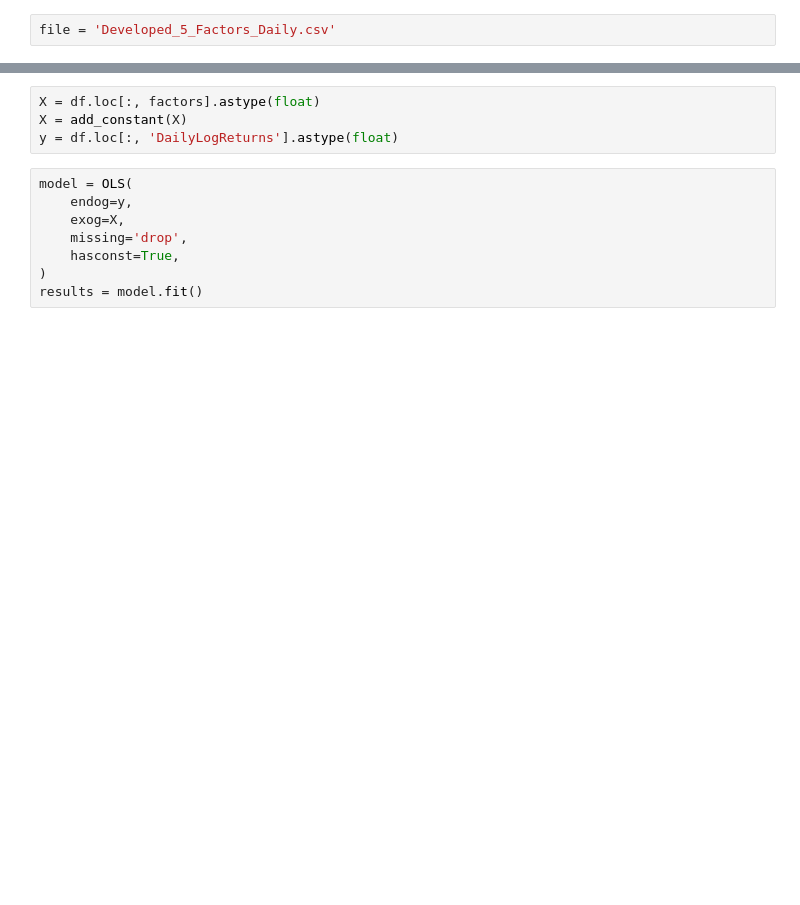
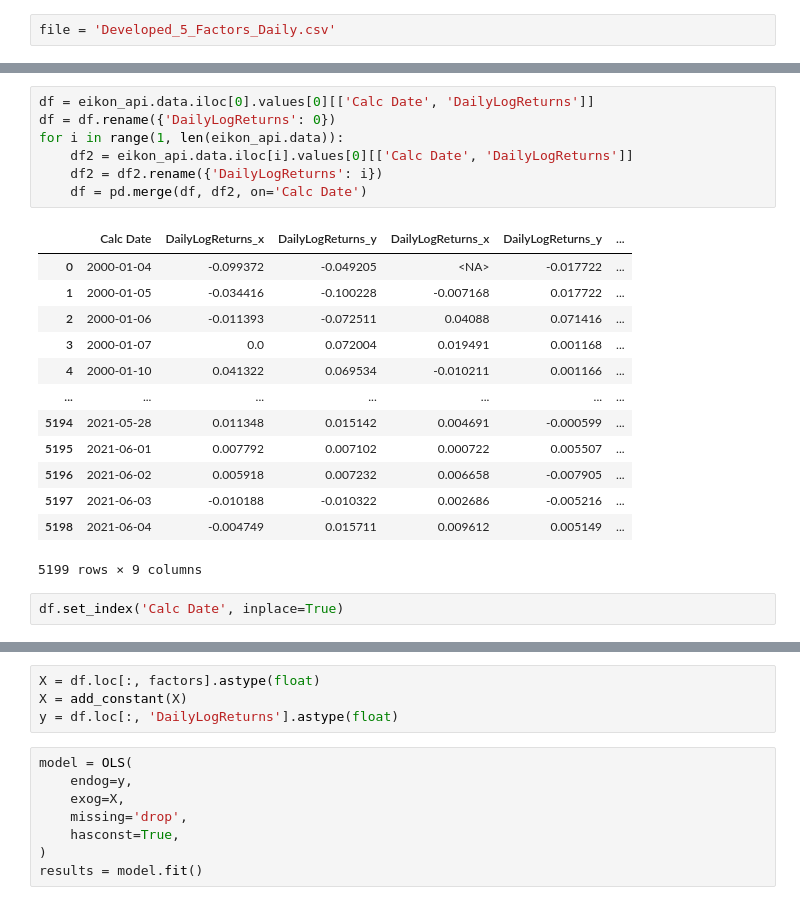
Before and after one commit to DeblueJenkins/portfolio_management, a Jupyter notebook: notebooks/fama-french-basic.ipynb, the cells around one changed output, grey strips where cells are left out. Drawn from its saved outputs; the diff is of its cells as text; blank space fills up the shorter version.

```diff
--- a/notebooks/fama-french-basic.ipynb
+++ b/notebooks/fama-french-basic.ipynb
@@ -100,0 +122,23 @@ params = {
+# %%
+df = eikon_api.data.iloc[0].values[0][['Calc Date', 'DailyLogReturns']]
+df = df.rename({'DailyLogReturns': 0})
+for i in range(1, len(eikon_api.data)):
+    df2 = eikon_api.data.iloc[i].values[0][['Calc Date', 'DailyLogReturns']]
+    df2 = df2.rename({'DailyLogReturns': i})
+    df = pd.merge(df, df2, on='Calc Date')
+# %% [output]
+|  | Calc Date | DailyLogReturns_x | DailyLogReturns_y | DailyLogReturns_x | DailyLogReturns_y | ... |
+| 0 | 2000-01-04 | -0.099372 | -0.049205 | <NA> | -0.017722 | ... |
+| 1 | 2000-01-05 | -0.034416 | -0.100228 | -0.007168 | 0.017722 | ... |
+| 2 | 2000-01-06 | -0.011393 | -0.072511 | 0.04088 | 0.071416 | ... |
+| 3 | 2000-01-07 | 0.0 | 0.072004 | 0.019491 | 0.001168 | ... |
+| 4 | 2000-01-10 | 0.041322 | 0.069534 | -0.010211 | 0.001166 | ... |
+| ... | ... | ... | ... | ... | ... | ... |
+| 5194 | 2021-05-28 | 0.011348 | 0.015142 | 0.004691 | -0.000599 | ... |
+| 5195 | 2021-06-01 | 0.007792 | 0.007102 | 0.000722 | 0.005507 | ... |
+| 5196 | 2021-06-02 | 0.005918 | 0.007232 | 0.006658 | -0.007905 | ... |
+| 5197 | 2021-06-03 | -0.010188 | -0.010322 | 0.002686 | -0.005216 | ... |
+| 5198 | 2021-06-04 | -0.004749 | 0.015711 | 0.009612 | 0.005149 | ... |
+5199 rows × 9 columns
+# %%
+df.set_index('Calc Date', inplace=True)
```
Also changed, not shown: parts of 26 cells of this notebook, 3 other files.
